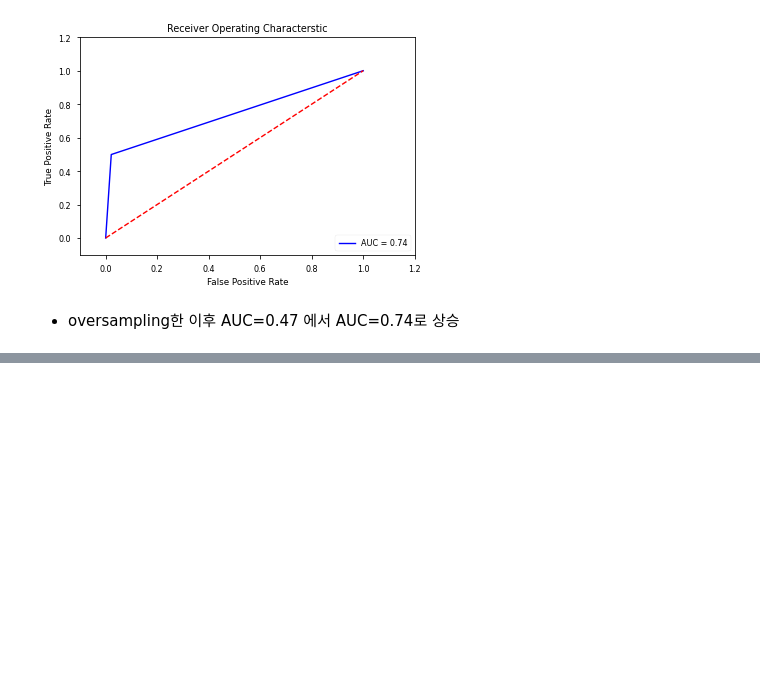
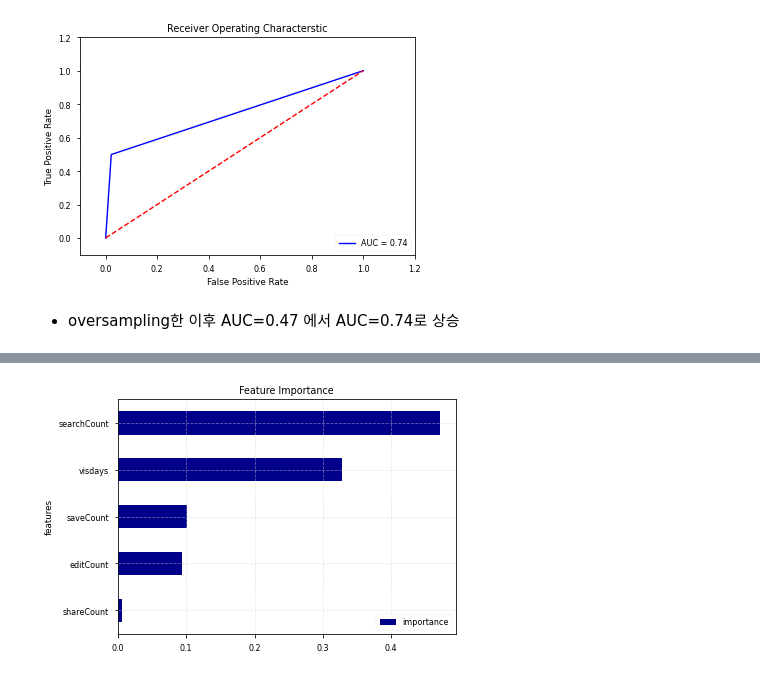
Before and after one commit to suhyun-cho/TIL, a Jupyter notebook: python/데이터분석Tutorial_결제예측 모델링.ipynb, the cells around one changed output, grey strips where cells are left out. Saved outputs shown, nothing was run; the diff lists cells and outputs as text; code cells hidden in the pictures; blank space fills up the shorter version.

```diff
--- a/python/데이터분석Tutorial_결제예측 모델링.ipynb
+++ b/python/데이터분석Tutorial_결제예측 모델링.ipynb
@@ -1497,0 +1788,2 @@ Text(0.5, 0, 'False Positive Rate')
+# %%
+grid_search_tree = pipeline_tree_kbest(x_train, y_train)
@@ -1497,0 +1805,4 @@ Text(0.5, 0, 'False Positive Rate')
+# %%
+mask=grid_search_tree.best_estimator_.named_steps['feature_selection'].get_support()
+feature_importance = grid_search_tree.best_estimator_.named_steps['model'].feature_importances_
+feature_importance
@@ -1497,0 +1811,6 @@ Text(0.5, 0, 'False Positive Rate')
+# %%
+features_list=list(x_train.columns.values)
+selected_features=[]
+for bool, features in zip(mask,features_list):
+    if bool:
+        selected_features.append(features)
@@ -1497,0 +1821,4 @@ Text(0.5, 0, 'False Positive Rate')
+# %%
+feature_importance_pd=pd.DataFrame(list(zip(selected_features, feature_importance)),\
+                                  columns=['features','importance']).set_index('features').sort_values('importance')
+feature_importance_pd
@@ -1497,0 +1833,7 @@ Text(0.5, 0, 'False Positive Rate')
+# %%
+feature_importance_pd.plot(kind='barh',color='darkblue')
+plt.title("Feature Importance")
+plt.grid(color='lightgrey', alpha=0.5, linestyle='--')
+plt.tight_layout()
+# %% [output]
+[figure, added]
```
Also changed, not shown: parts of 50 cells of this notebook.
